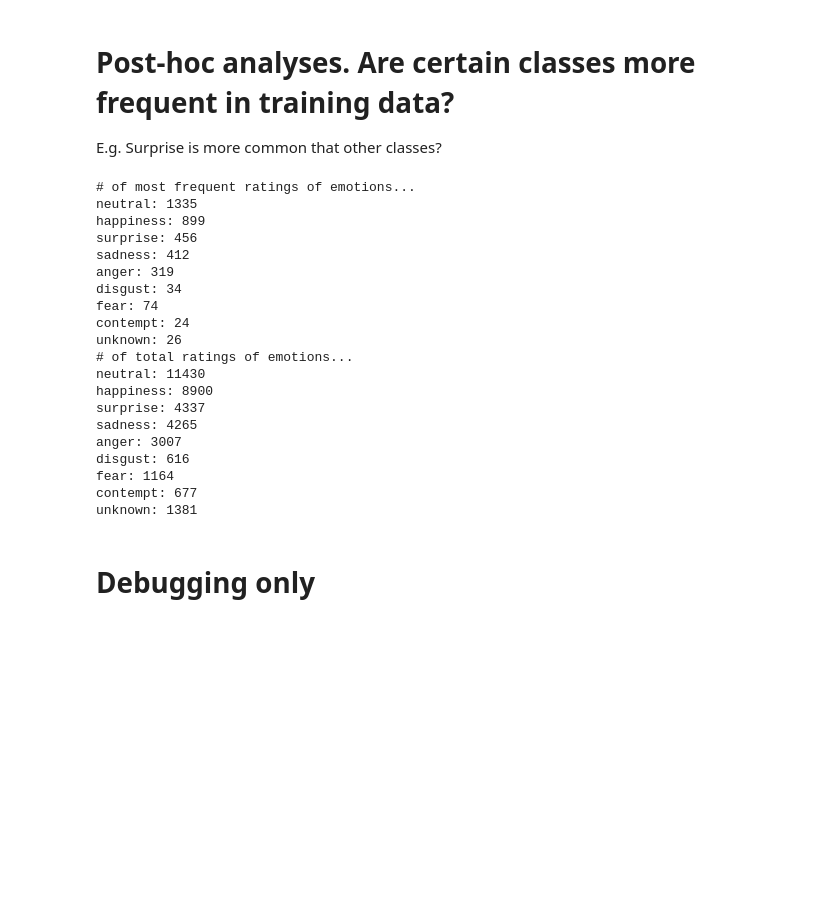
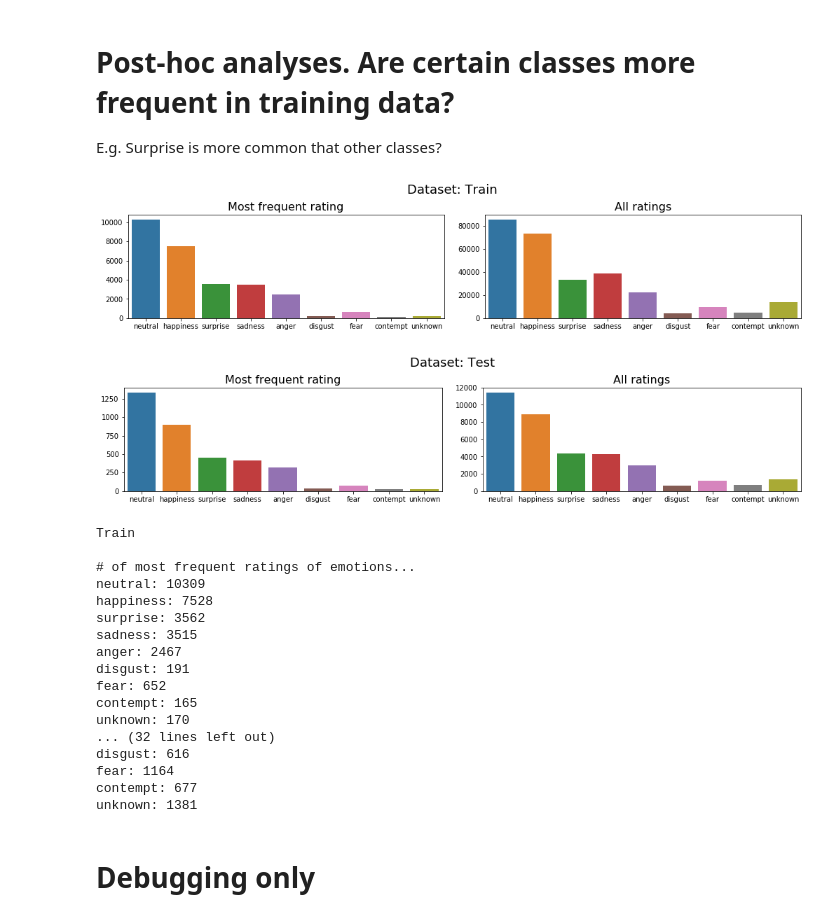
Before and after one commit to asmadotgh/unc-net, a Jupyter notebook: src/uncnet_exploration.ipynb, the cells around one changed output. Cells and saved outputs as stored; diff of their text form; code cells hidden in the pictures; blank space fills up the shorter version.

Commit message:
updated post-hoc explorations for epistemic

```diff
--- a/src/uncnet_exploration.ipynb
+++ b/src/uncnet_exploration.ipynb
@@ -230,6 +230,10 @@ epistemic - Baseline: 0.58159, Uncnet: 0.56781
 total - Baseline: 0.60246, Uncnet: 0.59836
 # %%
 dataset = pd.read_csv(filename)
+
+train = dataset[dataset['dataset'] == 'Training'].reset_index(drop=True)
+train['original_ind'] = train.index
+
 test = dataset[dataset['dataset'] == 'PublicTest'].reset_index(drop=True)
 test['original_ind'] = test.index
 # %%
@@ -426,33 +430,61 @@ def post_process(series):
     return series
 
 post_processed_test = test.apply(post_process, axis=1)
+post_processed_train = train.apply(post_process, axis=1)
+# %%
+def plot_dataset_stats(subset, ttl):
+    W = 7; H=3
+    f, axes = plt.subplots(1, 2, figsize=(W*2, H), constrained_layout=True)
+    plt.suptitle(f'Dataset: {ttl}', fontsize=18)
+    most_frequent_vals = []
+    for emotion in EMOTION_COLS:
+        val = np.sum(subset['target']==emotion)
+        most_frequent_vals.append(val)
+    sns.barplot(x=EMOTION_COLS, y=most_frequent_vals, ax=axes[0])
+    axes[0].set_title('Most frequent rating', fontsize=16)
+
+    all_vals = []
+    for emotion in EMOTION_COLS:
+        val = np.sum(subset[emotion])
+        all_vals.append(val)
+    sns.barplot(x=EMOTION_COLS, y=all_vals, ax=axes[1])
+    axes[1].set_title('All ratings', fontsize=16)
+
+plot_dataset_stats(post_processed_train, 'Train')
+plot_dataset_stats(post_processed_test, 'Test')
+# %% [output]
+[figure, added]
+[figure, added]
 # %%
-print ('# of most frequent ratings of emotions...')
-for emotion in EMOTION_COLS:
-    val = np.sum(post_processed_test['target']==emotion)
-    print (f'{emotion}: {val}')
+def print_dataset_stats(subset, ttl):
+    print (f'\n\n{ttl}\n')
+    print ('# of most frequent ratings of emotions...')
+    most_frequent_vals=[]
+    for emotion in EMOTION_COLS:
+        val = np.sum(subset['target']==emotion)
+        print (f'{emotion}: {val}')
 
-print ('# of total ratings of emotions...')
-for emotion in EMOTION_COLS:
-    val = np.sum(test[emotion])
-    print (f'{emotion}: {val}')
+    print ('\n# of total ratings of emotions...')
+    for emotion in EMOTION_COLS:
+        val = np.sum(subset[emotion])
+        print (f'{emotion}: {val}')
+
+print_dataset_stats(post_processed_train, 'Train')
+print_dataset_stats(post_processed_test, 'Test')
 # %% [output]
+Train
+
 # of most frequent ratings of emotions...
-neutral: 1335
-happiness: 899
-surprise: 456
-sadness: 412
-anger: 319
-disgust: 34
-fear: 74
-contempt: 24
-unknown: 26
-# of total ratings of emotions...
-neutral: 11430
-happiness: 8900
-surprise: 4337
-sadness: 4265
-anger: 3007
+neutral: 10309
+happiness: 7528
+surprise: 3562
+sadness: 3515
+anger: 2467
+disgust: 191
+fear: 652
+contempt: 165
+unknown: 170
+... (32 lines left out)
 disgust: 616
 fear: 1164
 contempt: 677
```
